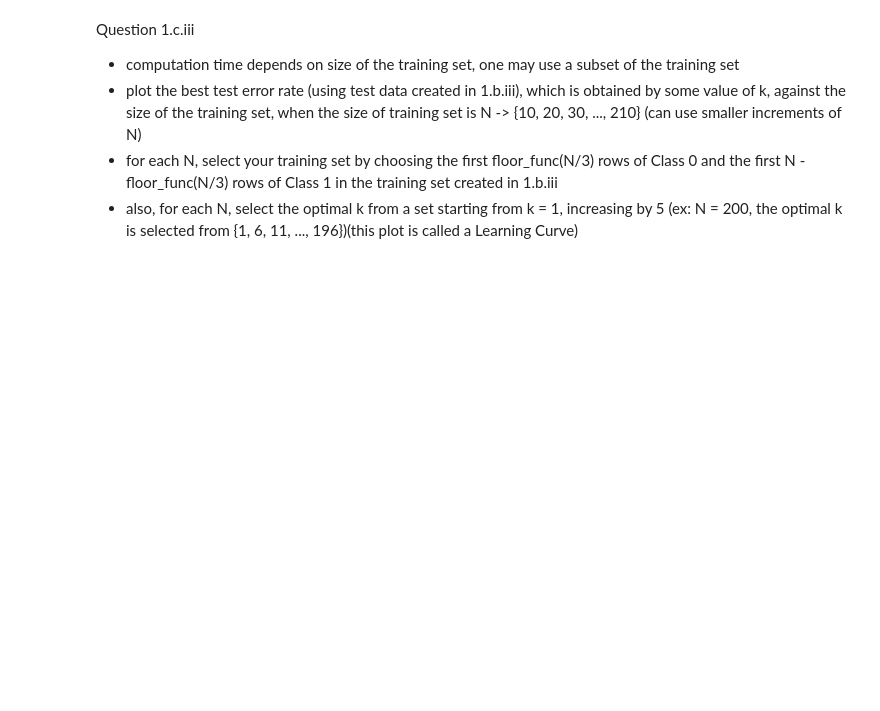
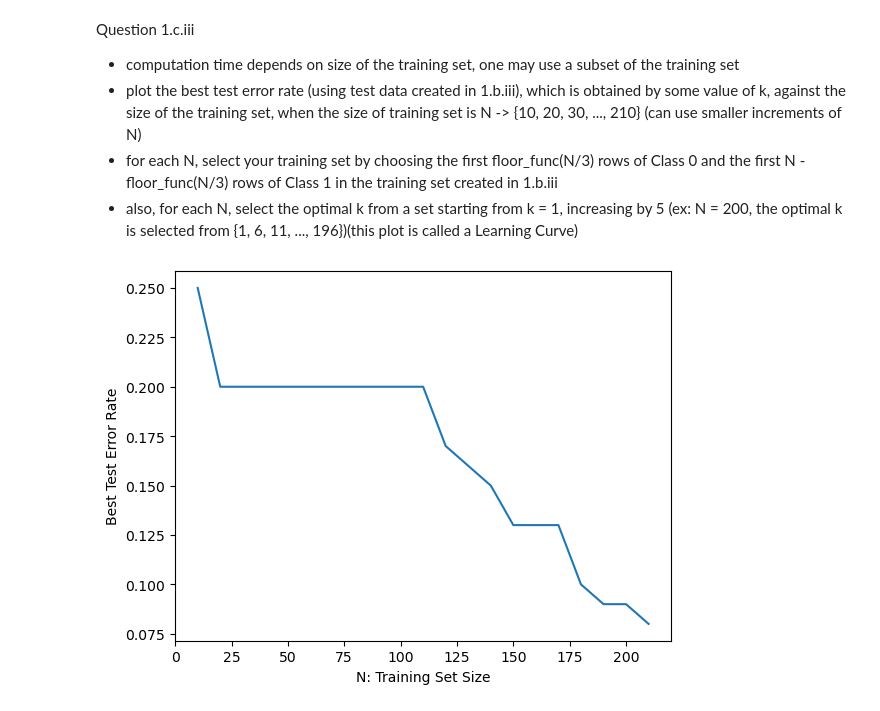
Before and after one commit to brynndafoe02/dsci552_summer2026, a Jupyter notebook: Dafoe_Brynn_HW1/notebook/Dafoe_Brynn_HW1.ipynb, the cells around one changed output. Drawn from its saved outputs; the diff is of its cells as text; code cells hidden in the pictures; blank space fills up the shorter version.

```diff
--- a/Dafoe_Brynn_HW1/notebook/Dafoe_Brynn_HW1.ipynb
+++ b/Dafoe_Brynn_HW1/notebook/Dafoe_Brynn_HW1.ipynb
@@ -105,11 +105,15 @@ y_training = training["class_binary"] # just the class
 x_testing = testing.iloc[:, :6] # features
 y_testing = testing["class_binary"] # class
 
-def k_neighbors_classifier(k: int) -> list:
+def k_neighbors_classifier(k: int, x_train=None, y_train=None) -> list:
+    if x_train is None:
+        x_train = x_training
+    if y_train is None:
+        y_train = y_training
     k_n_n = KNeighborsClassifier(n_neighbors = k, metric = "euclidean")
-    k_n_n.fit(x_training, y_training) # features, labels
+    k_n_n.fit(x_train, y_train) # features, labels
 
-    training_prediction = k_n_n.predict(x_training)
+    training_prediction = k_n_n.predict(x_train)
     testing_prediction = k_n_n.predict(x_testing)
 
     train_vs_test_pred = [training_prediction, testing_prediction]
@@ -198,3 +202,43 @@ Question 1.c.iii
 - plot the best test error rate (using test data created in 1.b.iii), which is obtained by some value of k, against the size of the training set, when the size of training set is N -> {10, 20, 30, ..., 210} (can use smaller increments of N)
 - for each N, select your training set by choosing the first floor_func(N/3) rows of Class 0 and the first N - floor_func(N/3) rows of Class 1 in the training set created in 1.b.iii
 - also, for each N, select the optimal k from a set starting from k = 1, increasing by 5 (ex: N = 200, the optimal k is selected from {1, 6, 11, ..., 196})(this plot is called a Learning Curve)
+# %%
+n_size = list(range(10, 211, 10))
+# training_0 -> Class 0 training set from 1.b.iii
+# training_1 -> Class 1 training set
+# x_testing -> x and y training sets from above, will reuse
+# y_testing ^
+
+best_error = 1 # starting at the worst possible error
+best_error_list = []
+
+for n in n_size:
+    class_0_new_size = n // 3
+    class_1_new_size = n - class_0_new_size
+
+    new_training_0 = training_0.iloc[:class_0_new_size]
+    new_training_1 = training_1.iloc[:class_1_new_size]
+    new_training = pd.concat([new_training_0, new_training_1])
+
+    new_x_training = new_training.iloc[:, :6]
+    new_y_training = new_training["class_binary"]
+
+    new_ks = list(range(1, n, 5))
+
+    for new_k in new_ks:
+        new_train_vs_test_pred = k_neighbors_classifier(new_k, new_x_training, new_y_training) # [training_pred, testing_pred]
+
+        testing_accuracy = accuracy_score(y_testing, new_train_vs_test_pred[1])
+        testing_error = 1 - testing_accuracy
+
+        if testing_error < best_error:
+            best_error = testing_error
+
+    best_error_list.append(best_error)
+
+plt.plot(n_size, best_error_list)
+plt.xlabel("N: Training Set Size")
+plt.ylabel("Best Test Error Rate")
+plt.show()
+# %% [output]
+[figure, added]
```
Also changed, not shown: parts of 3 cells of this notebook.
